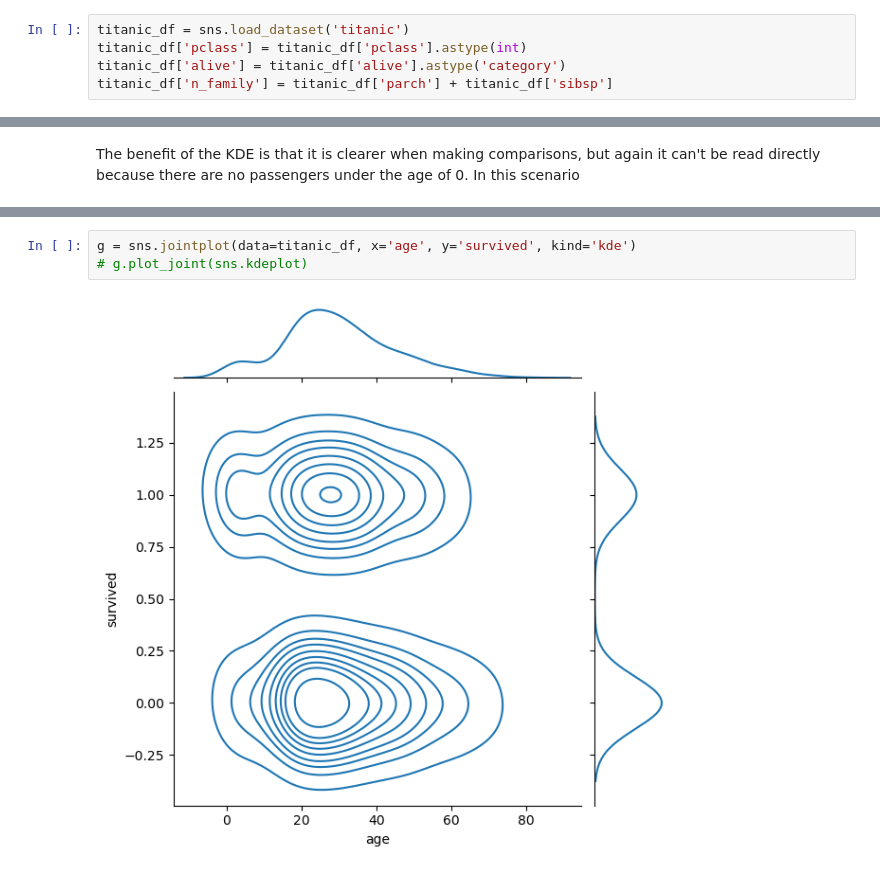
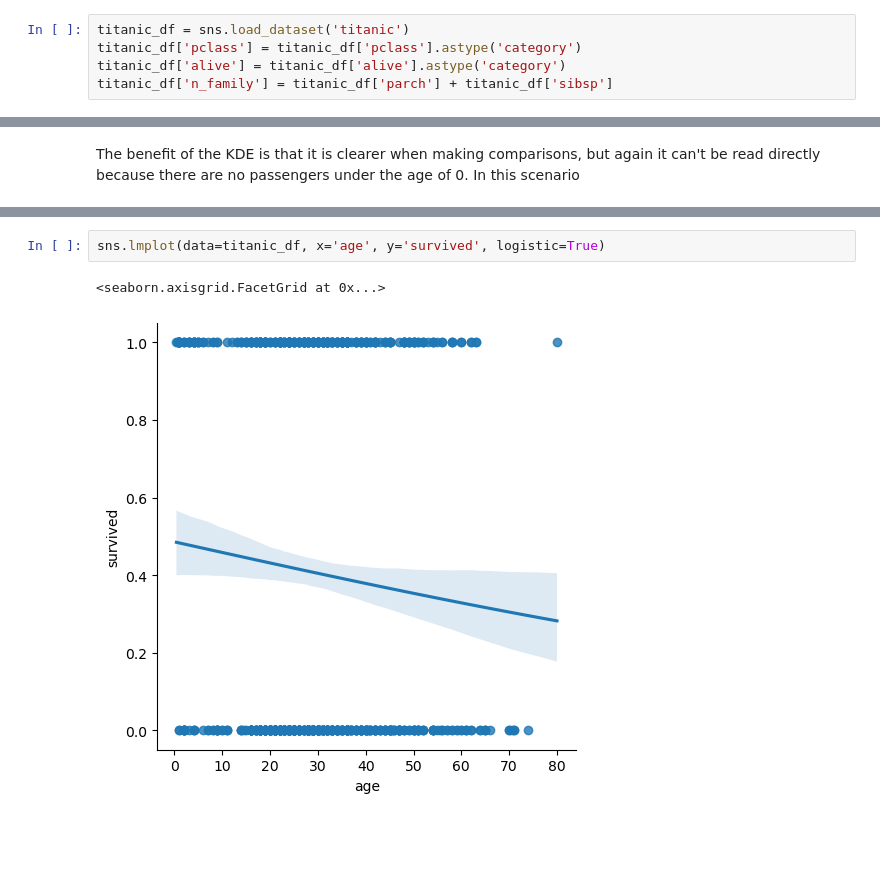
Before and after one commit to Minyall/sc207_2023-24, a Jupyter notebook: 6_7_data_vis/7_data_vis.ipynb, the cells around one changed output, grey strips where cells are left out. Saved outputs shown, nothing was run; the diff lists cells and outputs as text; blank space fills up the shorter version.

```diff
--- a/6_7_data_vis/7_data_vis.ipynb
+++ b/6_7_data_vis/7_data_vis.ipynb
@@ -20,7 +20,7 @@ Today we will be using the Titanic dataset, which provides us information on the
 import seaborn as sns
 # %%
 titanic_df = sns.load_dataset('titanic')
-titanic_df['pclass'] = titanic_df['pclass'].astype(int)
+titanic_df['pclass'] = titanic_df['pclass'].astype('category')
 titanic_df['alive'] = titanic_df['alive'].astype('category')
 titanic_df['n_family'] = titanic_df['parch'] + titanic_df['sibsp']
 # %% [markdown]
@@ -127,5 +148,5 @@ The benefit of the KDE is that it is clearer when making comparisons, but again
 # %%
-g = sns.jointplot(data=titanic_df, x='age', y='survived', kind='kde')
-# g.plot_joint(sns.kdeplot)
+sns.lmplot(data=titanic_df, x='age', y='survived', logistic=True)
 # %% [output]
+<seaborn.axisgrid.FacetGrid at 0x...>
-[figure, old version]
+[figure, new version]
```
Also changed, not shown: parts of 15 cells of this notebook.
